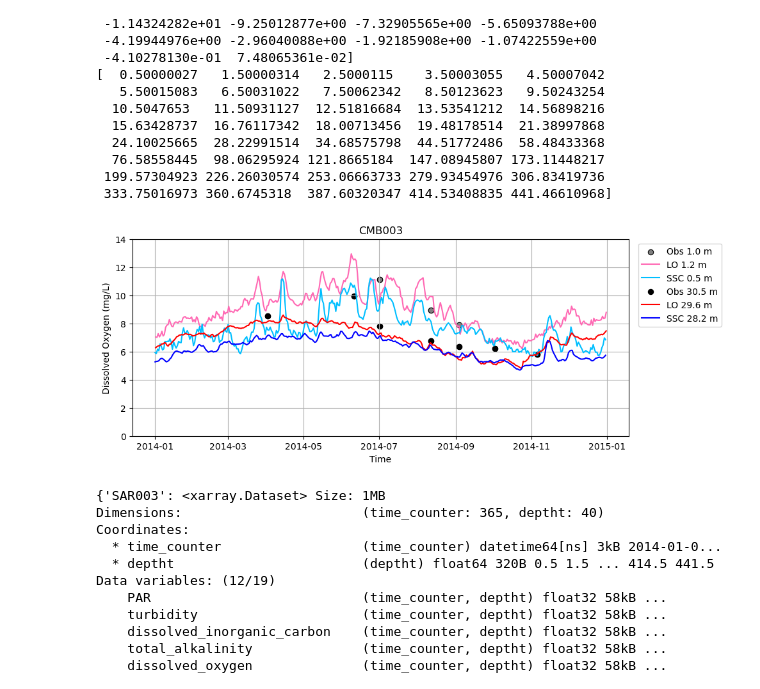
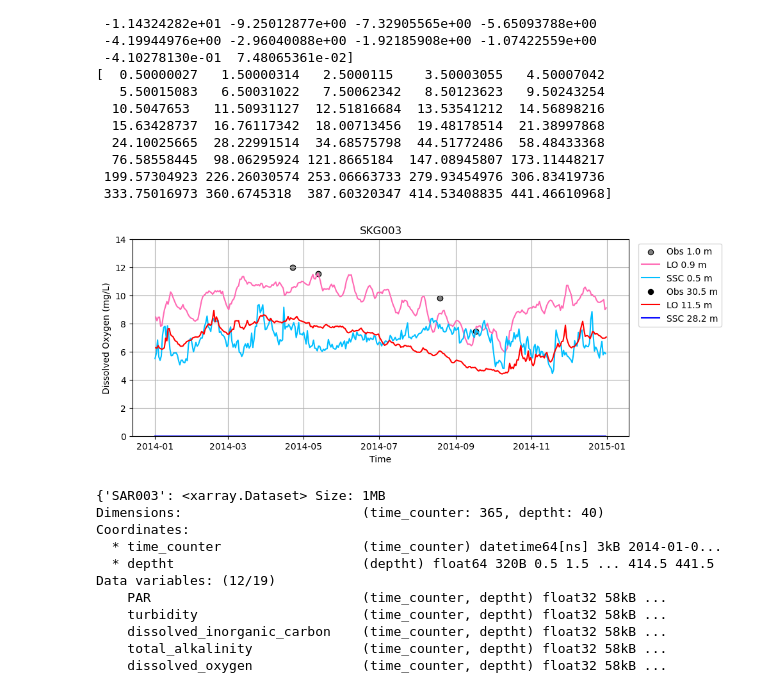
Before and after one commit to tiabottger/LO_user, a Jupyter notebook: intermodel_comparison/timeseries_full_shallowdeep_shared.ipynb, the cells around one changed output. Cells and saved outputs as stored; diff of their text form; code cells hidden in the pictures.

Commit message:
updating figures for poster

```diff
--- a/intermodel_comparison/timeseries_full_shallowdeep_shared.ipynb
+++ b/intermodel_comparison/timeseries_full_shallowdeep_shared.ipynb
@@ -88,7 +88,7 @@ print(ssc_depths)
  199.57304923 226.26030574 253.06663733 279.93454976 306.83419736
  333.75016973 360.6745318  387.60320347 414.53408835 441.46610968]
 # %%
-station = "CMB003" # "GOR001" "CSE001" "HCB004" "HCB003" "CMB003" "SIN001" "EAP001" "ADM003" "PSB003" "PSS019" "SKG003" "SAR003"
+station = "SKG003" # "GOR001" "CSE001" "HCB004" "HCB003" "CMB003" "SIN001" "EAP001" "ADM003" "PSB003" "PSS019" "SKG003" "SAR003"
 
 # variable to plot
 varname_ssc = "dissolved_oxygen"
@@ -140,34 +140,34 @@ for obs_depth in [surface_depth, bottom_depth]:
         color=depth_colors[obs_depth]["obs"],
         edgecolors="black",
         linewidths=0.8,
         label=f"Obs {abs(obs_depth):.1f} m"
     )
 
     plt.plot(
         ds_lo_depth["ocean_time"],
         ds_lo_depth[varname_lo] * 0.032,
         color=depth_colors[obs_depth]["lo"],
         label=f"LO {abs(lo_model_depth):.1f} m"
     )
 
     plt.plot(
         ds_ssc_depth["time_counter"],
         ds_ssc_depth[varname_ssc] * 0.032,
         color=depth_colors[obs_depth]["ssc"],
         label=f"SSC {abs(ssc_model_depth):.1f} m"
     )
 
 plt.title(
 f"{station}")
 
 plt.ylim(0, 14)
 plt.ylabel("Dissolved Oxygen (mg/L)")
 plt.xlabel("Time")
 plt.legend(bbox_to_anchor=(1.01, 1), loc='upper left')
 plt.grid()
 plt.show()
 # %% [output]
-[figure, old version]
+[figure, new version]
 # %%
 print(data_ssc)
 # %% [output]
```
Also changed, not shown: 2 other files.
